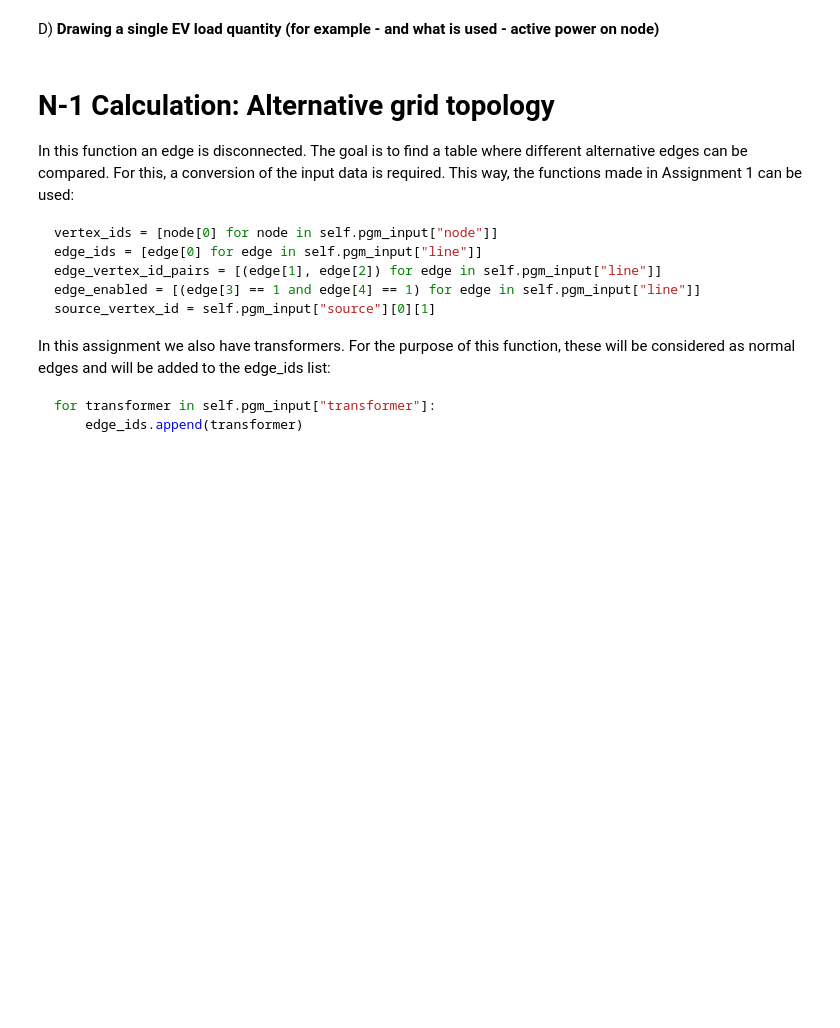
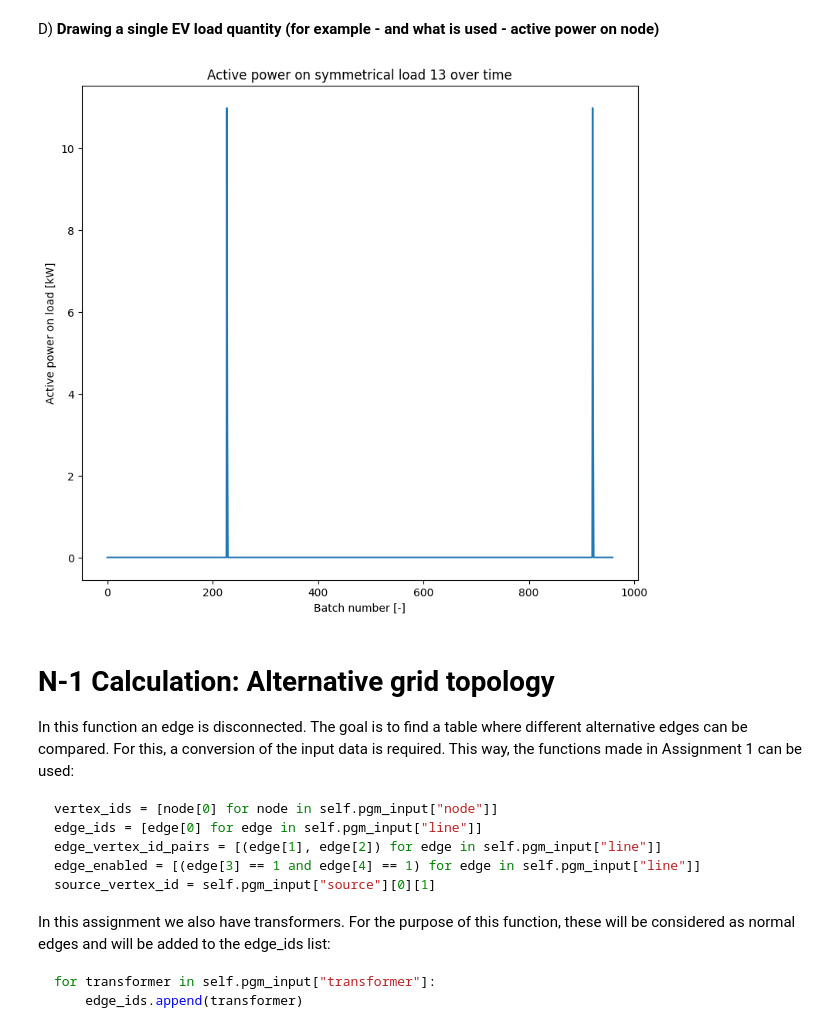
Before and after one commit to milanvdzanden/power-system-simulation-myriad, a Jupyter notebook: example/final_presentation.ipynb, the cells around one changed output. Drawn from its saved outputs; the diff is of its cells as text; code cells hidden in the pictures; blank space fills up the shorter version.

```diff
--- a/example/final_presentation.ipynb
+++ b/example/final_presentation.ipynb
@@ -609,8 +612,8 @@ animation.save("vis_A.gif", writer='Pillow', dpi=100)
 # %% [markdown]
 B) **Aggregate per-load results from EV penetration**
 # %%
-lv = psso.LV_grid(network_data, active_profile, reactive_profile, ev_active_profile, meta_data)
-aggregate_results = lv.EV_penetration_level(0.8, False)
+lv = psso.LvGrid(network_data, active_profile, reactive_profile, ev_active_profile, meta_data)
+aggregate_results = lv.ev_penetration_level(0.8, False)
 # %%
 fig, ax = plt.subplots(figsize=(16, 8))
 fig.subplots_adjust(left=0.1, right=0.55, bottom=0.1, top=0.9)
@@ -646,12 +658,14 @@ p.draw_static_line_loading('min_loading')
 # %% [markdown]
 D) **Drawing a single EV load quantity (for example - and what is used - active power on node)**
 # %%
-aggregate_results = lv.EV_penetration_level(0.8, False)
+aggregate_results = lv.ev_penetration_level(0.8, False)
 
 fig, ax = plt.subplots(figsize=(16, 8))
 fig.subplots_adjust(left=0.1, right=0.55, bottom=0.1, top=0.9)
 
-lv.processor.draw_static_simple_load_active(lv.processor.output_data, list(lv.House_Profile_Id.keys())[0], ax)
+lv.processor.draw_static_simple_load_active(lv.processor.output_data, list(lv.house_profile_id.keys())[0], ax)
+# %% [output]
+[figure, added]
 # %% [markdown]
 # **N-1 Calculation: Alternative grid topology**
 
```
Also changed, not shown: parts of 6 cells of this notebook.
